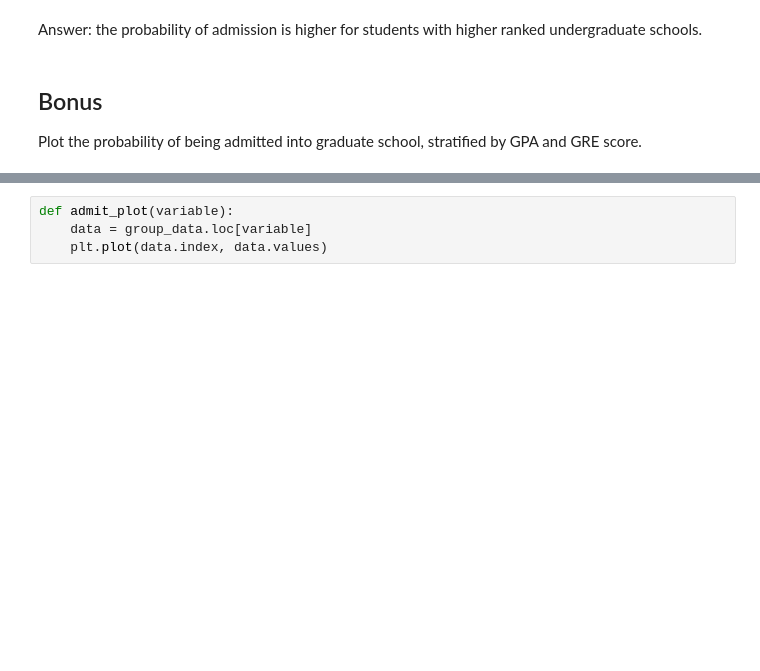
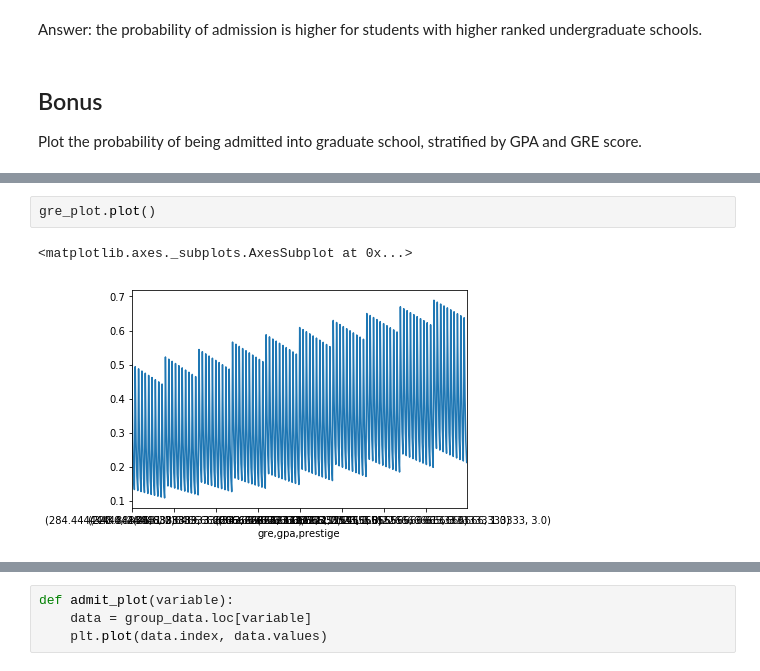
Before and after one commit to DVD0099/dat-homework, a Jupyter notebook: Project3-DevSingh.ipynb, the cells around one changed output, grey strips where cells are left out. Cells and saved outputs as stored; diff of their text form; blank space fills up the shorter version.

```diff
--- a/Project3-DevSingh.ipynb
+++ b/Project3-DevSingh.ipynb
@@ -355,0 +355,5 @@ KeyError: 'gre'
+# %%
+gre_plot.plot()
+# %% [output]
+<matplotlib.axes._subplots.AxesSubplot at 0x...>
+[figure, added]
```
Also changed, not shown: parts of 10 cells of this notebook.
